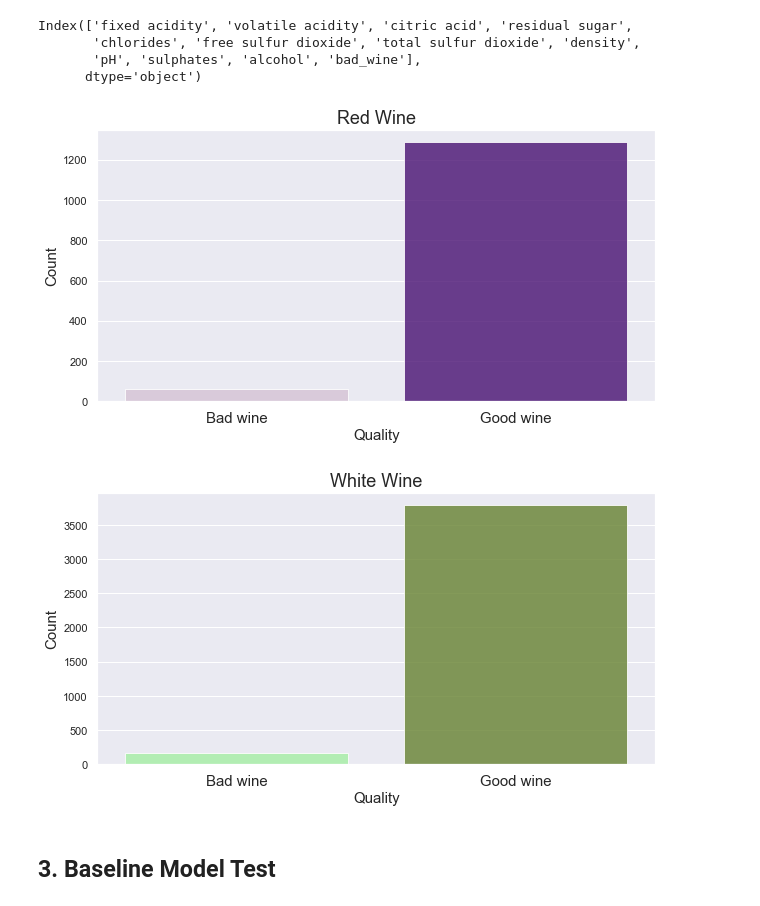
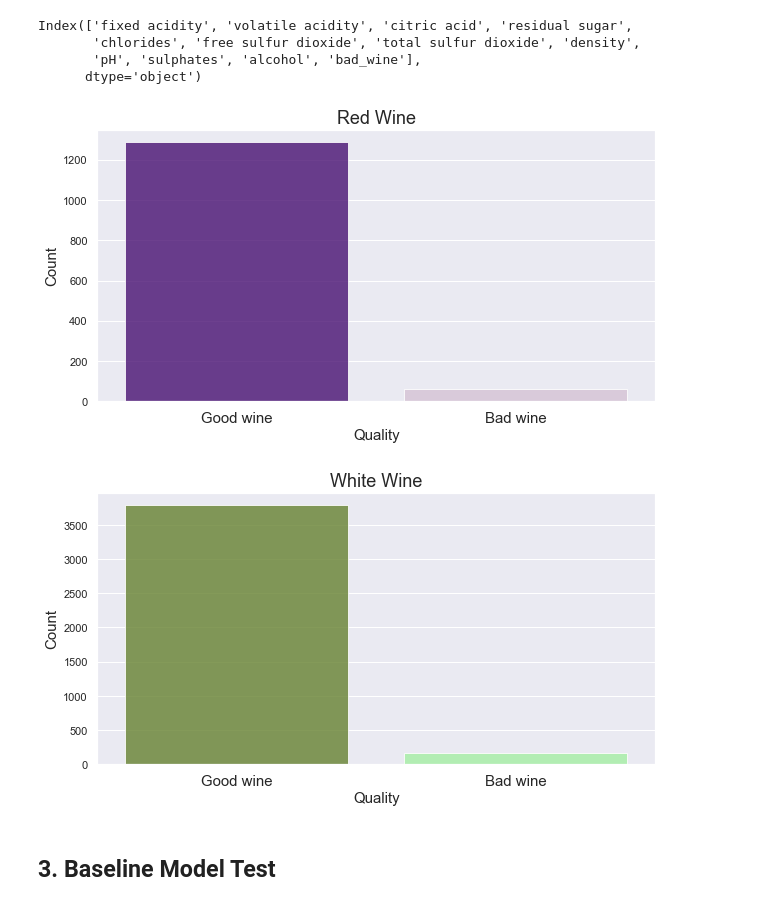
Before and after one commit to jmcneilkeller/Choosing_the_Worst_Wines, a Jupyter notebook: Mod_4_Wine_Quality.ipynb, the cells around one changed output. Drawn from its saved outputs; the diff is of its cells as text; code cells hidden in the pictures.

```diff
--- a/Mod_4_Wine_Quality.ipynb
+++ b/Mod_4_Wine_Quality.ipynb
@@ -889,24 +831,24 @@ Index(['fixed acidity', 'volatile acidity', 'citric acid', 'residual sugar',
       dtype='object')
 # %%
 plt.figure(figsize = (10,5))
-ax = sns.countplot(df_red['bad_wine'], alpha =.80, palette= ['thistle','indigo'], order=[1, 0])
+ax = sns.countplot(df_red['bad_wine'], alpha =.80, palette= ['indigo','thistle'], order=[0, 1])
 ax.set_xticklabels({'Good wine','Bad wine'}, fontsize=15)
 plt.title('Red Wine', fontsize=18)
 plt.ylabel('Count', fontsize=15)
 plt.xlabel('Quality', fontsize=15)
 plt.show()
 # %% [output]
-[figure, old version]
+[figure, new version]
 # %%
 plt.figure(figsize = (10,5))
-ax= sns.countplot(df_white['bad_wine'], alpha =.80, palette= ['palegreen','olivedrab'],order=[1, 0])
+ax= sns.countplot(df_white['bad_wine'], alpha =.80, palette= ['olivedrab','palegreen'],order=[0, 1])
 ax.set_xticklabels({'Good wine','Bad wine'}, fontsize=15)
 plt.title('White Wine', fontsize=18)
 plt.ylabel('Count', fontsize=15)
 plt.xlabel('Quality', fontsize=15)
 plt.show()
 # %% [output]
-[figure, old version]
+[figure, new version]
 # %% [markdown]
 ## 3. Baseline Model Test
 # %% [markdown]
```
Also changed, not shown: parts of 15 cells of this notebook, 4 other files.
